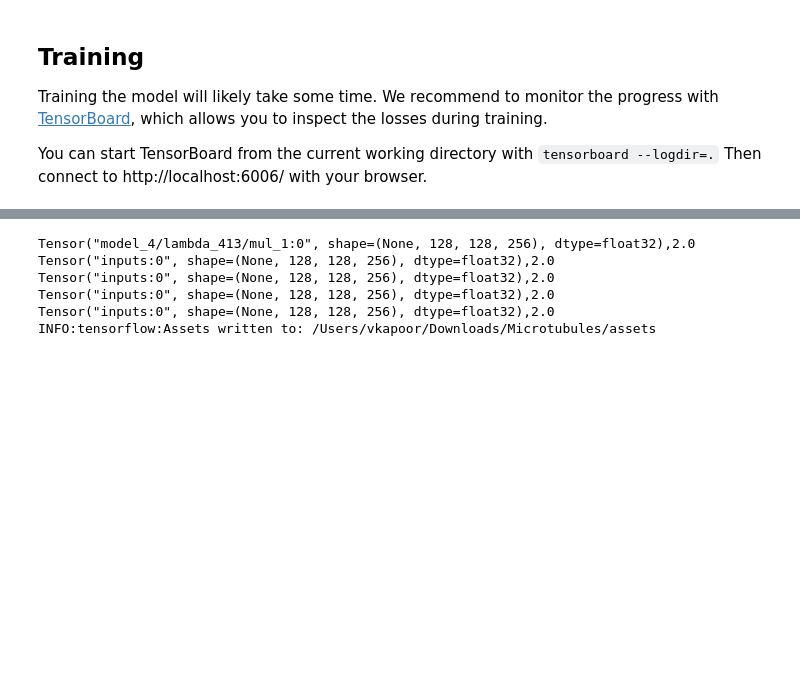
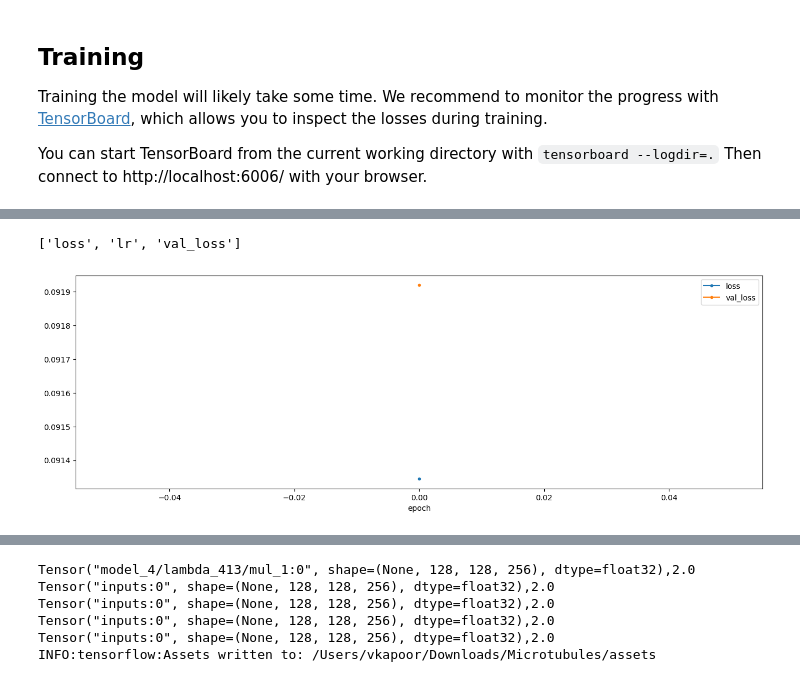
Before and after one commit to KietzmannLab/actin-tubules-sim, a Jupyter notebook: examples/SR/train.ipynb, the cells around one changed output, grey strips where cells are left out. Cells and saved outputs as stored; diff of their text form; code cells hidden in the pictures; blank space fills up the shorter version.

Commit message:
train care

```diff
--- a/examples/SR/train.ipynb
+++ b/examples/SR/train.ipynb
@@ -11,7 +11,7 @@ from tensorflow.keras import callbacks
 # %%
 root_dir = '/Users/vkapoor/Downloads/Microtubules'
 train_data_file = f'{root_dir}/Train/SR/microtubule_sr_training_data.npz'
-log_dir = "logs/fit/" + datetime.datetime.now().strftime("%Y%m%d-%H%M%S")
+log_dir = "logs/fitSR/" + datetime.datetime.now().strftime("%Y%m%d-%H%M%S")
 # %%
 (X,Y), (X_val,Y_val), axes = load_training_data(train_data_file, validation_split=0.1, verbose=True)
 
@@ -70,7 +90,7 @@ Training the model will likely take some time. We recommend to monitor the progr
 
 You can start TensorBoard from the current working directory with `tensorboard --logdir=.` Then connect to http://localhost:6006/ with your browser.
 # %%
-Trainingmodel.fit(X, Y, batch_size=batch_size,
+history = Trainingmodel.fit(X, Y, batch_size=batch_size,
                                epochs=epochs, validation_data=(X_val, Y_val), shuffle=True,
                                callbacks=[lrate, hrate, tensorboard_callback])
 # %% [output]
@@ -94,0 +110,7 @@ Epoch 10/10
+# %%
+print(sorted(list(history.history.keys())))
+plt.figure(figsize=(16,5))
+plot_history(history,['loss','val_loss']);
+# %% [output]
+['loss', 'lr', 'val_loss']
+[figure, added]
```
Also changed, not shown: parts of 4 cells of this notebook, 22 other files.
